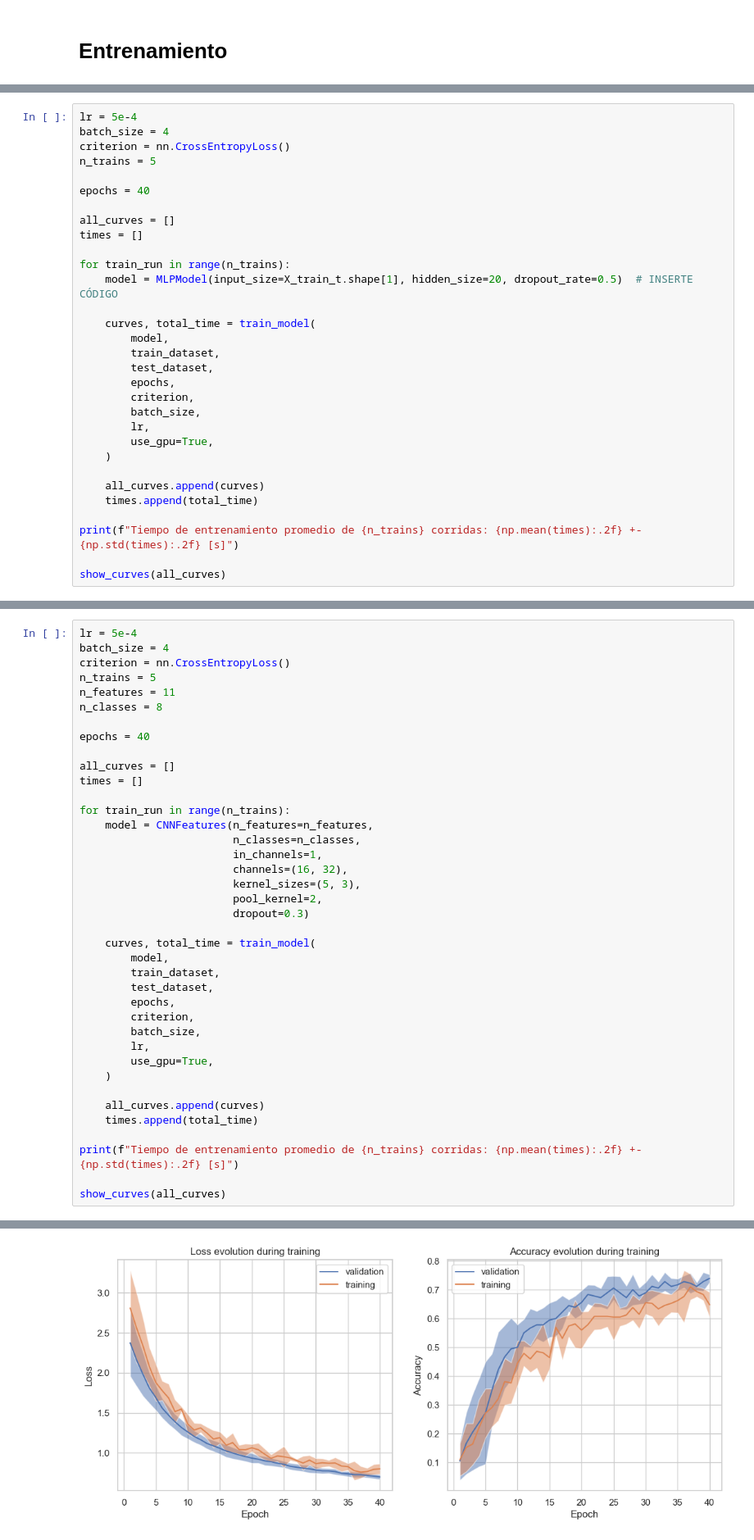
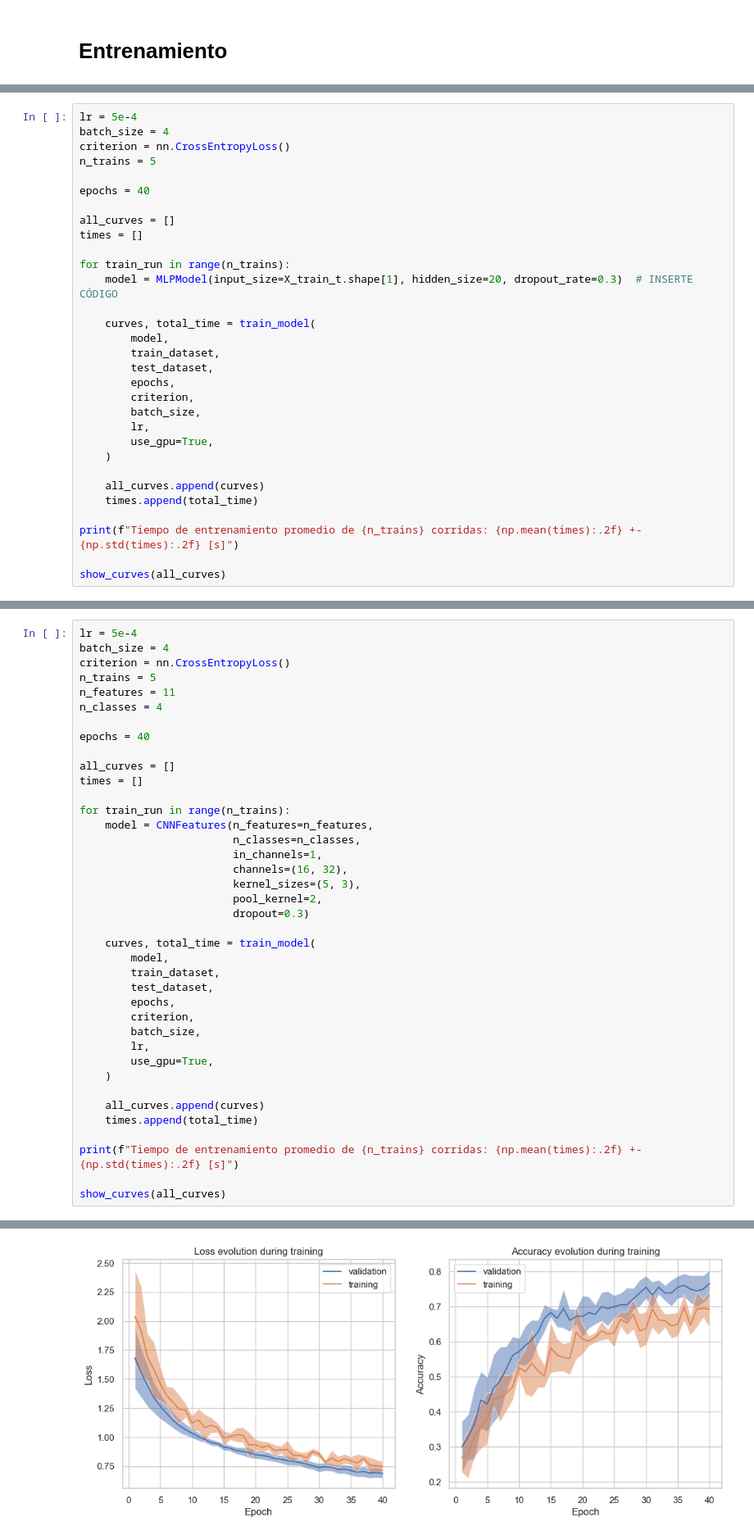
Before and after one commit to Nahuelvel/Proyecto-Inteligencia-Computacional, a Jupyter notebook: notebooks/Clasificacion_sinteticos.ipynb, the cells around one changed output, grey strips where cells are left out. Shown at 82% size. Cells and saved outputs as stored; diff of their text form.

```diff
--- a/notebooks/Clasificacion_sinteticos.ipynb
+++ b/notebooks/Clasificacion_sinteticos.ipynb
@@ -1034,7 +1062,7 @@ all_curves = []
 times = []
 
 for train_run in range(n_trains):
-    model = MLPModel(input_size=X_train_t.shape[1], hidden_size=20, dropout_rate=0.5)  # INSERTE CÓDIGO
+    model = MLPModel(input_size=X_train_t.shape[1], hidden_size=20, dropout_rate=0.3)  # INSERTE CÓDIGO
 
     curves, total_time = train_model(
         model,
@@ -1083,7 +1145,7 @@ batch_size = 4
 criterion = nn.CrossEntropyLoss()
 n_trains = 5
 n_features = 11
-n_classes = 8
+n_classes = 4
 
 epochs = 40
 
@@ -1137,2 +1199,2 @@ Tiempo de entrenamiento promedio de 5 corridas: 63.98 +- 1.00 [s]
-[figure, old version]
+[figure, new version]
 # %%
```
Also changed, not shown: parts of 7 cells of this notebook, 13 other files.
